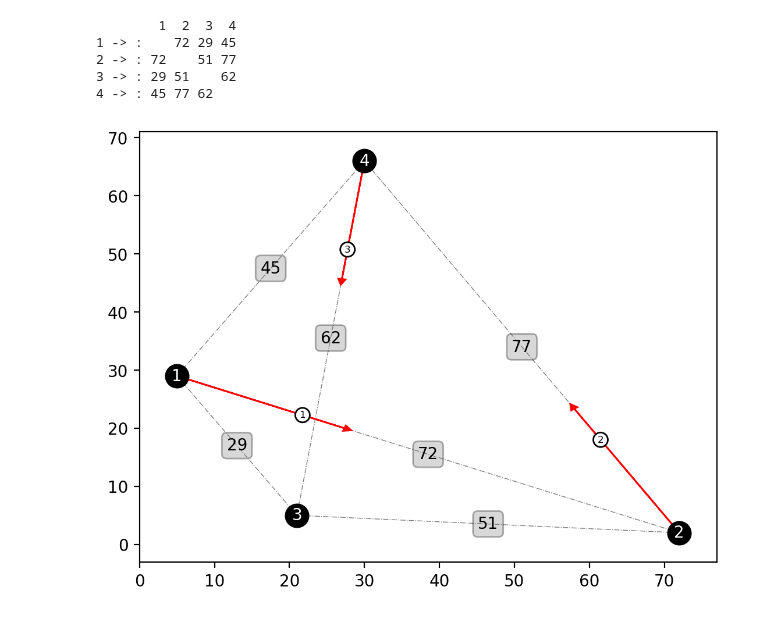
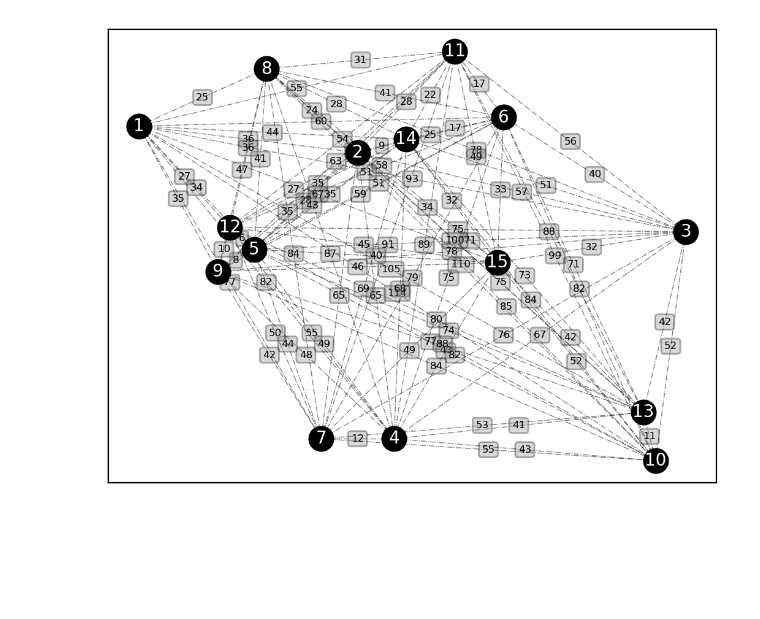
Before and after one commit to e-spinner/EMO-Examples, a Jupyter notebook: graph.ipynb, the cells around one changed output. Drawn from its saved outputs; the diff is of its cells as text; code cells hidden in the pictures; blank space fills up the shorter version.

```diff
--- a/graph.ipynb
+++ b/graph.ipynb
@@ -153,22 +208,12 @@ class Path ( ElementwiseProblem ):
 # %%
 # ========== #
 # Parameters #
 # ========== #
 
-number_of_nodes = 4
+number_of_nodes = 15
 
 G = Graph( number_of_nodes=number_of_nodes, x_bounds=[ 0, 100 ], y_bounds=[ 0, 100 ], precision=0 )
-.generate_nodes( random_seed=21 )
-
-
-
-G.set_connectivity( connection_order=np.array( [ 1, 3, 2 ] ) )
-G.print_matrix()
-G.display_graph( edge_offset=5 )
+G.generate_nodes( random_seed=7, diagonal_value=np.inf )
+G.display_graph( edge_offset=5, show_weights=True )
 # %% [output]
-        1  2  3  4
-1 -> :    72 29 45
-2 -> : 72    51 77
-3 -> : 29 51    62
-4 -> : 45 77 62
-[figure, old version]
+[figure, new version]
```
Also changed, not shown: parts of 4 cells of this notebook.
